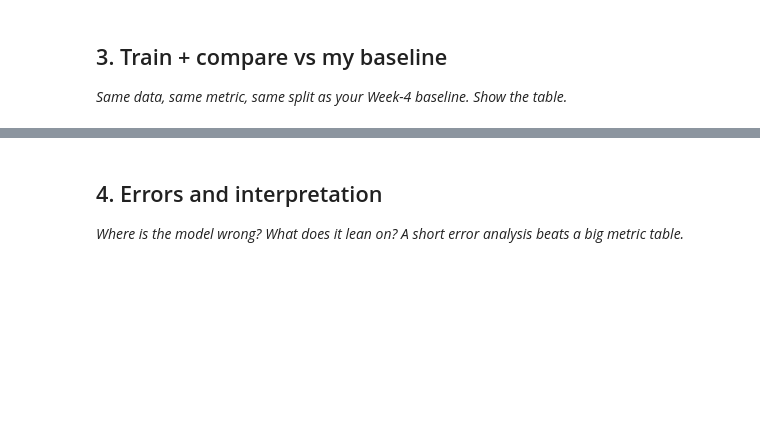
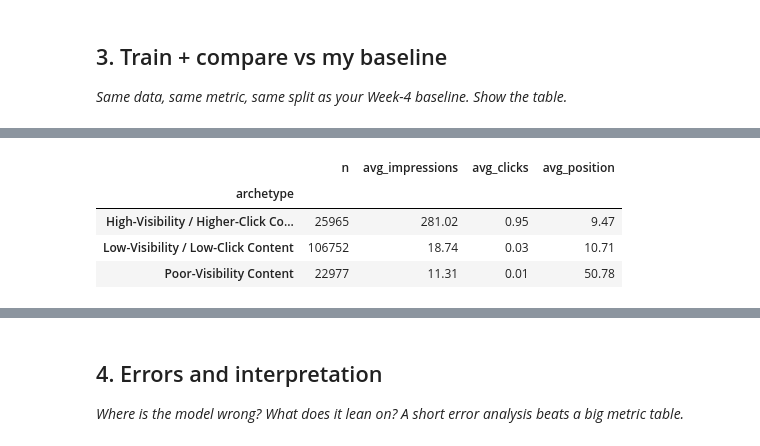
Before and after one commit to MukibHossain/ml-internship-starter, a Jupyter notebook: work/notebooks/w05_model.ipynb, the cells around one changed output, grey strips where cells are left out. Saved outputs shown, nothing was run; the diff lists cells and outputs as text; code cells hidden in the pictures; blank space fills up the shorter version.

```diff
--- a/work/notebooks/w05_model.ipynb
+++ b/work/notebooks/w05_model.ipynb
@@ -221,0 +322,13 @@ plt.show()
+# %%
+cluster_result_full.groupby("archetype").agg(
+    n=("content_hash_id", "count"),
+    avg_impressions=("avg_impressions", "mean"),
+    avg_clicks=("avg_clicks", "mean"),
+    avg_position=("avg_position", "mean")
+).round(2)
+# %% [output]
+|  | n | avg_impressions | avg_clicks | avg_position |
+| archetype |  |  |  |  |
+| High-Visibility / Higher-Click Co... | 25965 | 281.02 | 0.95 | 9.47 |
+| Low-Visibility / Low-Click Content | 106752 | 18.74 | 0.03 | 10.71 |
+| Poor-Visibility Content | 22977 | 11.31 | 0.01 | 50.78 |
```
Also changed, not shown: parts of 7 cells of this notebook.
